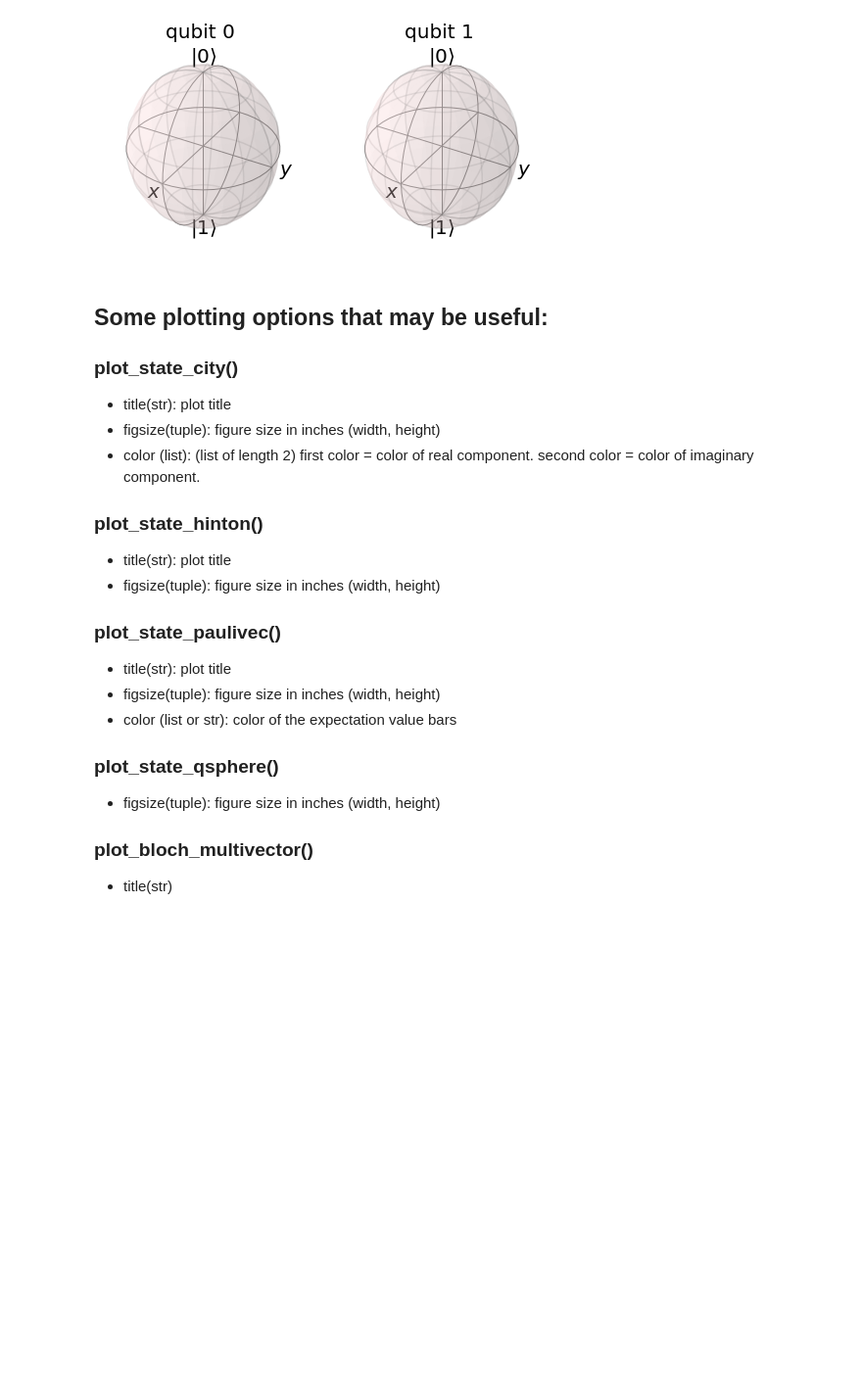
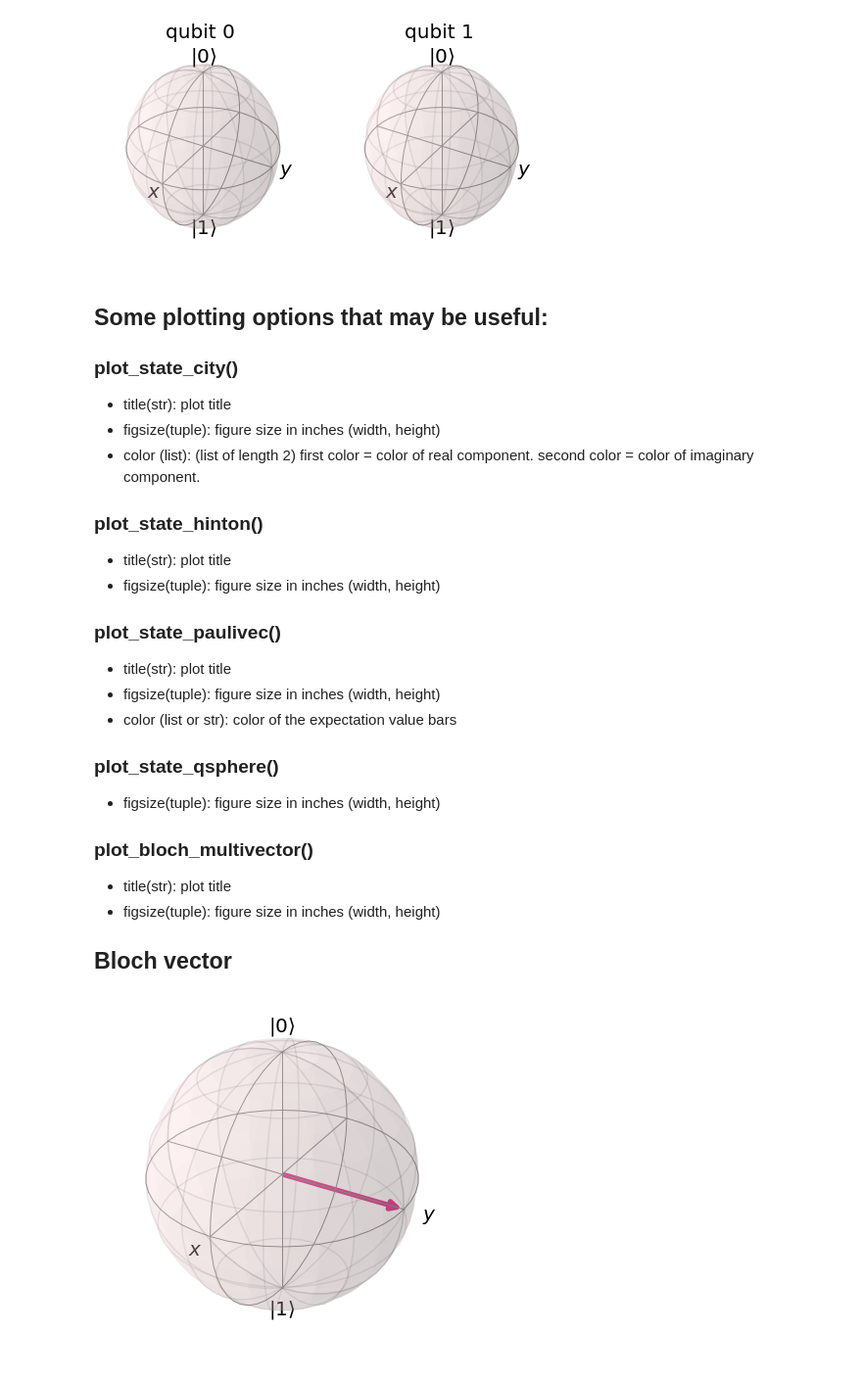
Before and after one commit to kalebinn/QuantumComputing, a Jupyter notebook: Plotting_in_Qiskit.ipynb, the cells around one changed output. Shown: that part at 98% size. Drawn from its saved outputs; the diff is of its cells as text; code cells hidden in the pictures; blank space fills up the shorter version.

Commit message:
Plotting with qiskit completed.

```diff
--- a/Plotting_in_Qiskit.ipynb
+++ b/Plotting_in_Qiskit.ipynb
@@ -126,4 +126,7 @@ plot_bloch_multivector(state_vector_psi)
 - figsize(tuple): figure size in inches (width, height)
 
 ### plot_bloch_multivector()
-- title(str)
+- title(str): plot title
+- figsize(tuple): figure size in inches (width, height)
+
+## Bloch vector
@@ -129,0 +135,4 @@ plot_bloch_multivector(state_vector_psi)
+# %%
+plot_bloch_vector([0,1,0])
+# %% [output]
+[figure, added]
```
Also changed, not shown: parts of 5 cells of this notebook.
